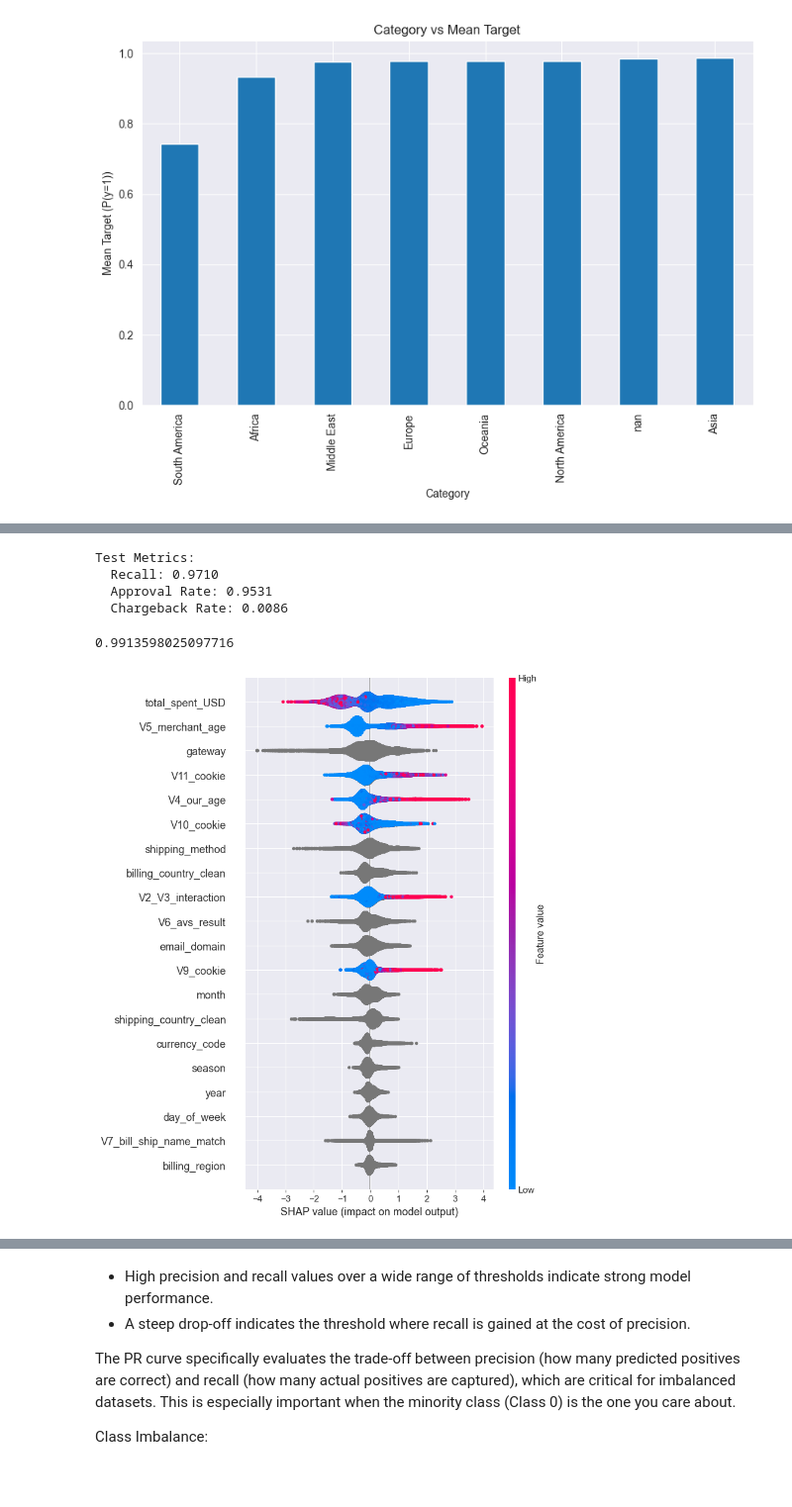
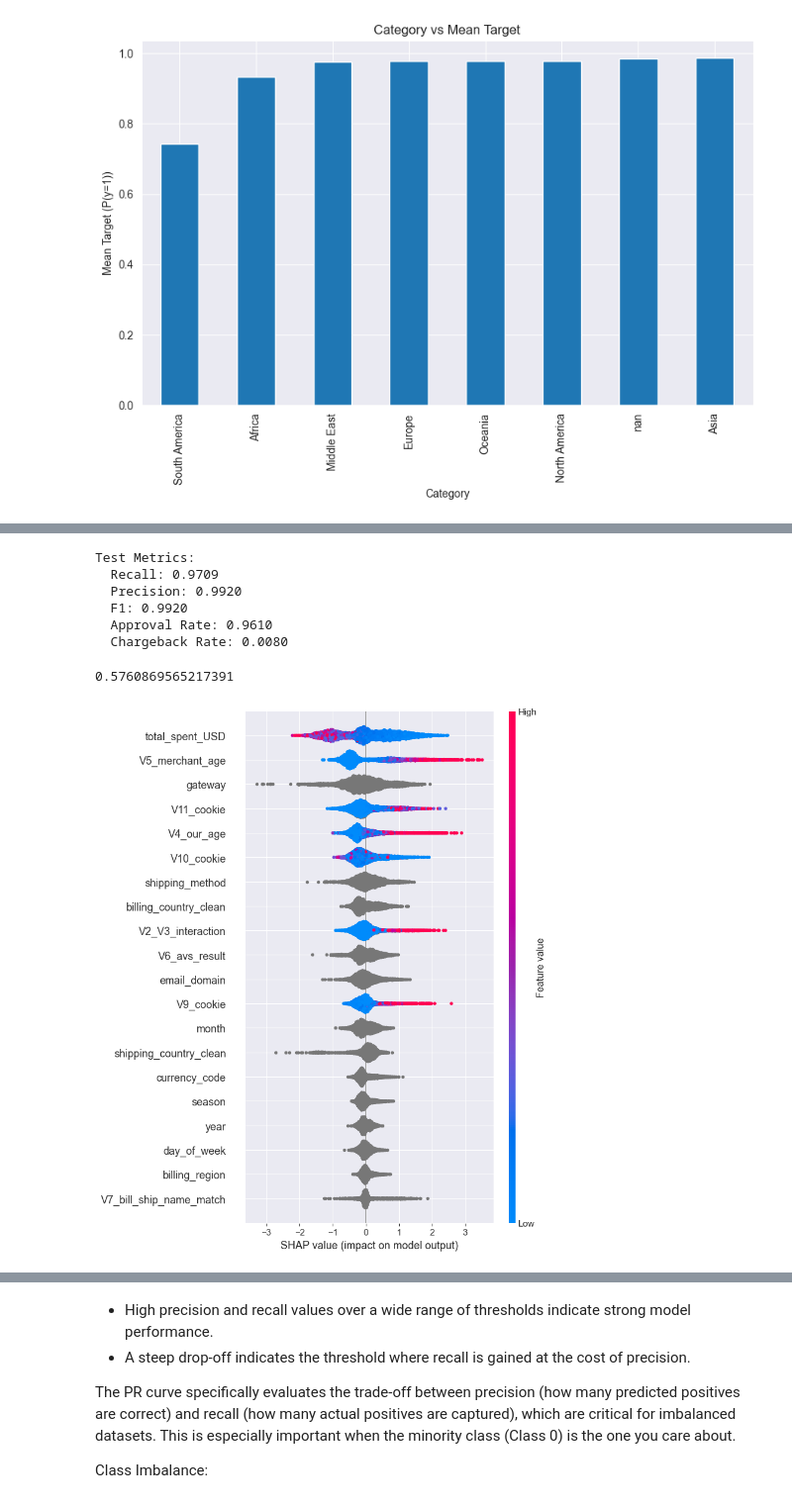
Before and after one commit to gioiablayer96/data-wizard-gioia, a Jupyter notebook: Home_Assignments/Riskified_home_assignment/riskified_home_assignment_Gioia_Blayer/riskified_home_assignment.ipynb, the cells around one changed output, grey strips where cells are left out. Shown at 99% size. Cells and saved outputs as stored; diff of their text form; code cells hidden in the pictures.

```diff
--- a/Home_Assignments/Riskified_home_assignment/riskified_home_assignment_Gioia_Blayer/riskified_home_assignment.ipynb
+++ b/Home_Assignments/Riskified_home_assignment/riskified_home_assignment_Gioia_Blayer/riskified_home_assignment.ipynb
@@ -2173,0 +2289,4 @@ Name: count, dtype: float64
+# %%
+# Find common rows (inner join on columns A and B by default)
+common_rows_train_dev = pd.merge(train_data, dev_data, how='inner')
+common_rows_train_dev
@@ -2173,0 +2307,3 @@ Name: count, dtype: float64
+# %%
+common_rows_train_test = pd.merge(train_data, test_data, how='inner')
+common_rows_train_test
@@ -2173,0 +2329,3 @@ Name: count, dtype: float64
+# %%
+common_rows_dev_test = pd.merge(dev_data, test_data, how='inner')
+common_rows_dev_test
@@ -2173,0 +2375,18 @@ Name: count, dtype: float64
+# %%
+# drop duplicates from dev and test set
+# Convert each 'common' DataFrame to a set of row tuples
+train_dev_tuples  = set(tuple(row) for row in common_rows_train_dev.to_numpy())
+train_test_tuples = set(tuple(row) for row in common_rows_train_test.to_numpy())
+dev_test_tuples   = set(tuple(row) for row in common_rows_dev_test.to_numpy())
+
+# A small helper function to convert a row to a tuple
+def row_to_tuple(r):
+    return tuple(r)
+
+# Drop duplicates from dev_data
+dev_data = dev_data[~dev_data.apply(row_to_tuple, axis=1).isin(train_dev_tuples)]
+dev_data = dev_data[~dev_data.apply(row_to_tuple, axis=1).isin(dev_test_tuples)]
+
+# Drop duplicates from test_data
+test_data = test_data[~test_data.apply(row_to_tuple, axis=1).isin(train_test_tuples)]
+test_data = test_data[~test_data.apply(row_to_tuple, axis=1).isin(dev_test_tuples)]
@@ -2471,29 +2670,34 @@ conf_matrix = confusion_matrix(y_test, test_preds)
 tn, fp, fn, tp = conf_matrix.ravel()
 test_approval_rate = (tp+fp)/(tp+tn+fp+fn)
 chargeback_rate_test = fp/(tp+fp)
+precision_test = tp/(tp+fp)
+f1_score_test = 2 * (precision_test * precision_test) / (precision_test + precision_test)
 # Display metrics
 print("Test Metrics:")
 print(f"  Recall: {test_recall:.4f}")
+print(f"  Precision: {precision_test:.4f}")
+print(f"  F1: {f1_score_test:.4f}")
 print(f"  Approval Rate: {test_approval_rate:.4f}")
 print(f"  Chargeback Rate: {chargeback_rate_test:.4f}")
 # %% [output]
 Test Metrics:
-  Recall: 0.9710
-  Approval Rate: 0.9531
-  Chargeback Rate: 0.0086
+  Recall: 0.9709
+  Precision: 0.9920
+  F1: 0.9920
+  Approval Rate: 0.9610
+  Chargeback Rate: 0.0080
-# %%
-# precision
-tp/(tp+fp)
-# %% [output]
-0.9913598025097716
+# %%
+tn/(tn + fp)
+# %% [output]
+0.5760869565217391
 # %%
 import shap
 
 # Compute SHAP values
 explainer = shap.TreeExplainer(best_model_RS)
-shap_values = explainer.shap_values(X_train)
+shap_values = explainer.shap_values(X_test)
 
 # Visualize feature importance
-shap.summary_plot(shap_values, X_train)
+shap.summary_plot(shap_values, X_test)
 # %% [output]
-[figure, old version]
+[figure, new version]
```
Also changed, not shown: parts of 70 cells of this notebook.
